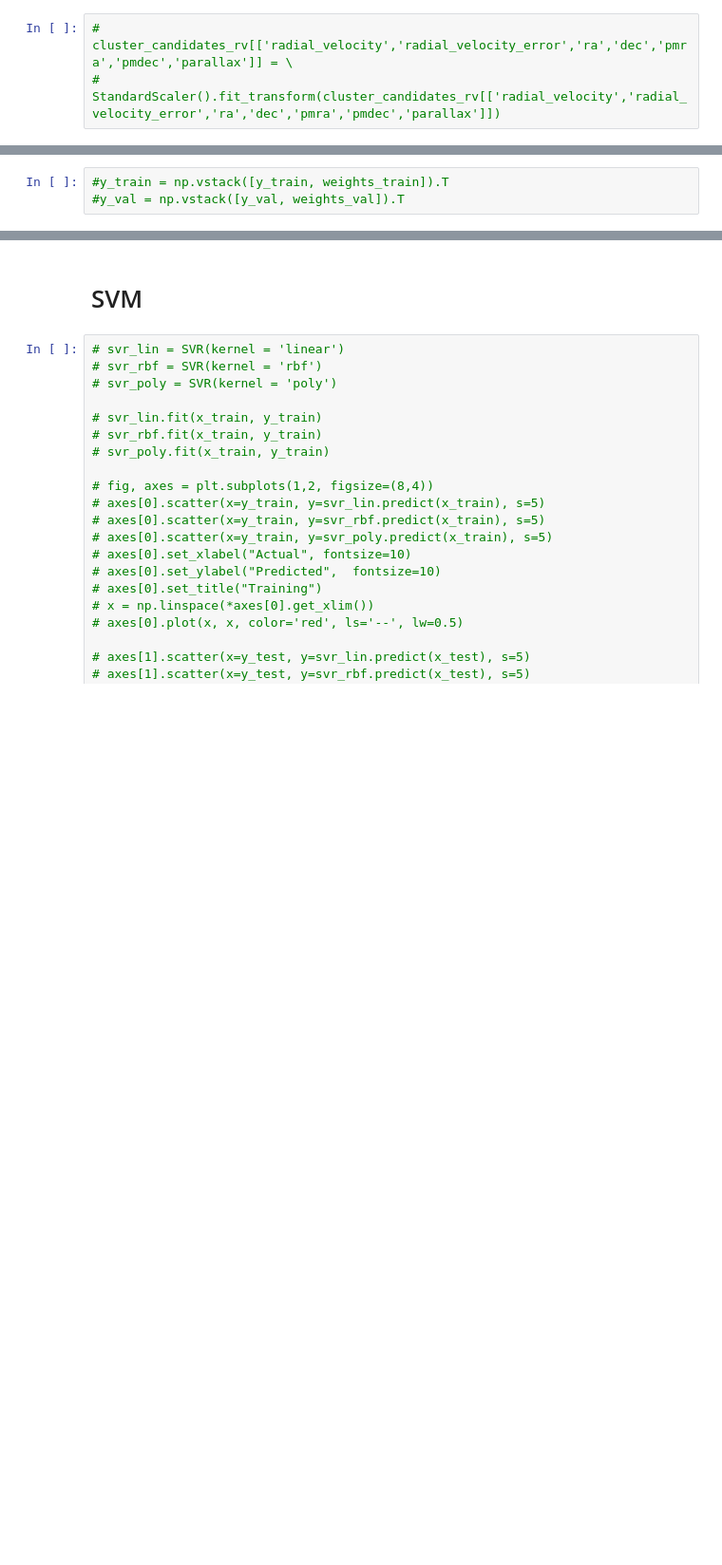
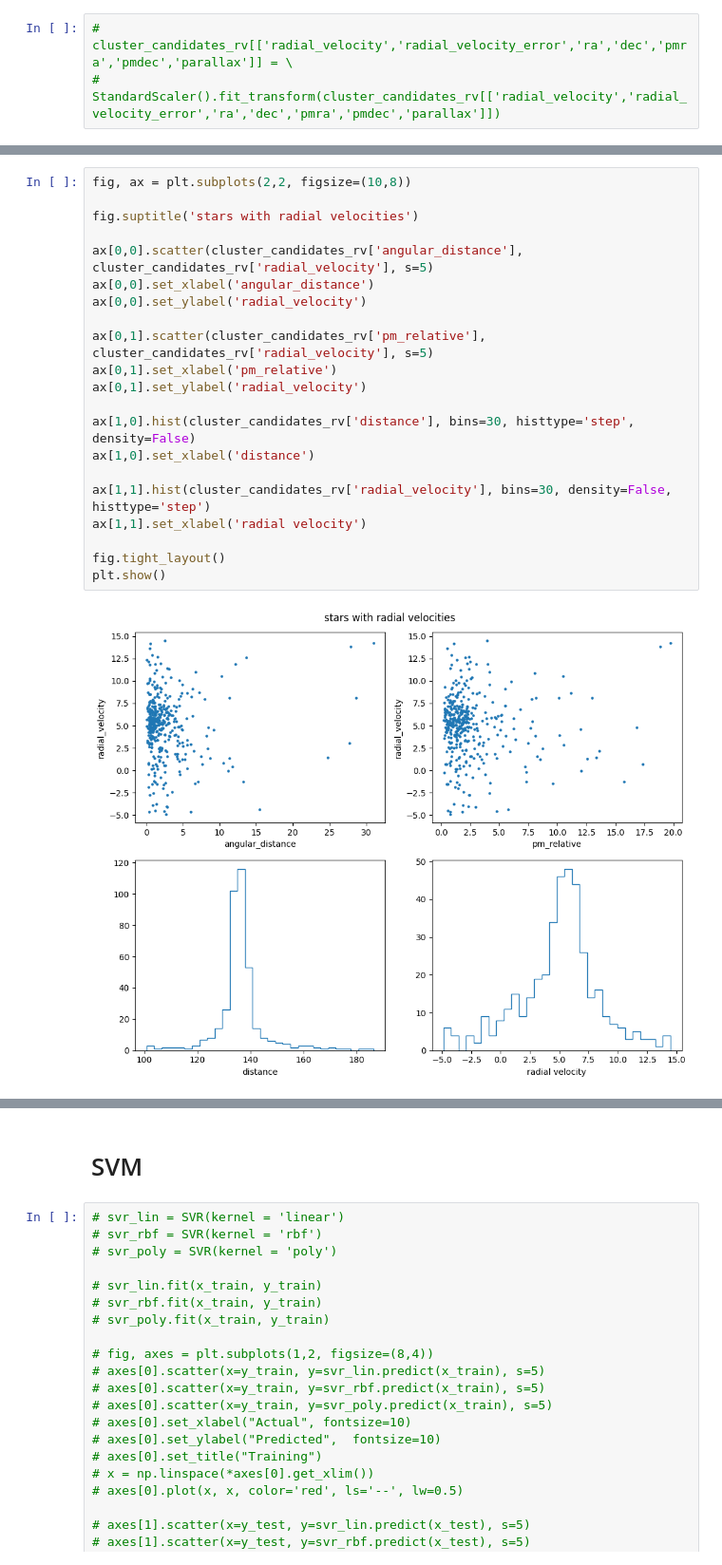
Before and after one commit to stevenalfonso/radial-velocity, a Jupyter notebook: regression_radial_velocity.ipynb, the cells around one changed output, grey strips where cells are left out. Shown at 95% size. Saved outputs shown, nothing was run; the diff lists cells and outputs as text; blank space fills up the shorter version.

```diff
--- a/regression_radial_velocity.ipynb
+++ b/regression_radial_velocity.ipynb
@@ -98,6 +102,26 @@ len(cluster_candidates), len(cluster_candidates_rv)
-# %%
-#y_train = np.vstack([y_train, weights_train]).T
-#y_val = np.vstack([y_val, weights_val]).T
+# %%
+fig, ax = plt.subplots(2,2, figsize=(10,8))
+
+fig.suptitle('stars with radial velocities')
+
+ax[0,0].scatter(cluster_candidates_rv['angular_distance'], cluster_candidates_rv['radial_velocity'], s=5)
+ax[0,0].set_xlabel('angular_distance')
+ax[0,0].set_ylabel('radial_velocity')
+
+ax[0,1].scatter(cluster_candidates_rv['pm_relative'], cluster_candidates_rv['radial_velocity'], s=5)
+ax[0,1].set_xlabel('pm_relative')
+ax[0,1].set_ylabel('radial_velocity')
+
+ax[1,0].hist(cluster_candidates_rv['distance'], bins=30, histtype='step', density=False)
+ax[1,0].set_xlabel('distance')
+
+ax[1,1].hist(cluster_candidates_rv['radial_velocity'], bins=30, density=False, histtype='step')
+ax[1,1].set_xlabel('radial velocity')
+
+fig.tight_layout()
+plt.show()
+# %% [output]
+[figure, added]
 # %%
 #x_data = np.array(cluster_candidates_rv[['ra','dec','pmra','pmdec','parallax']])
 #x_data = np.array(cluster_candidates_rv[['ra','dec','pmra','pmdec']])
```
Also changed, not shown: parts of 10 cells of this notebook, 1 other file.
